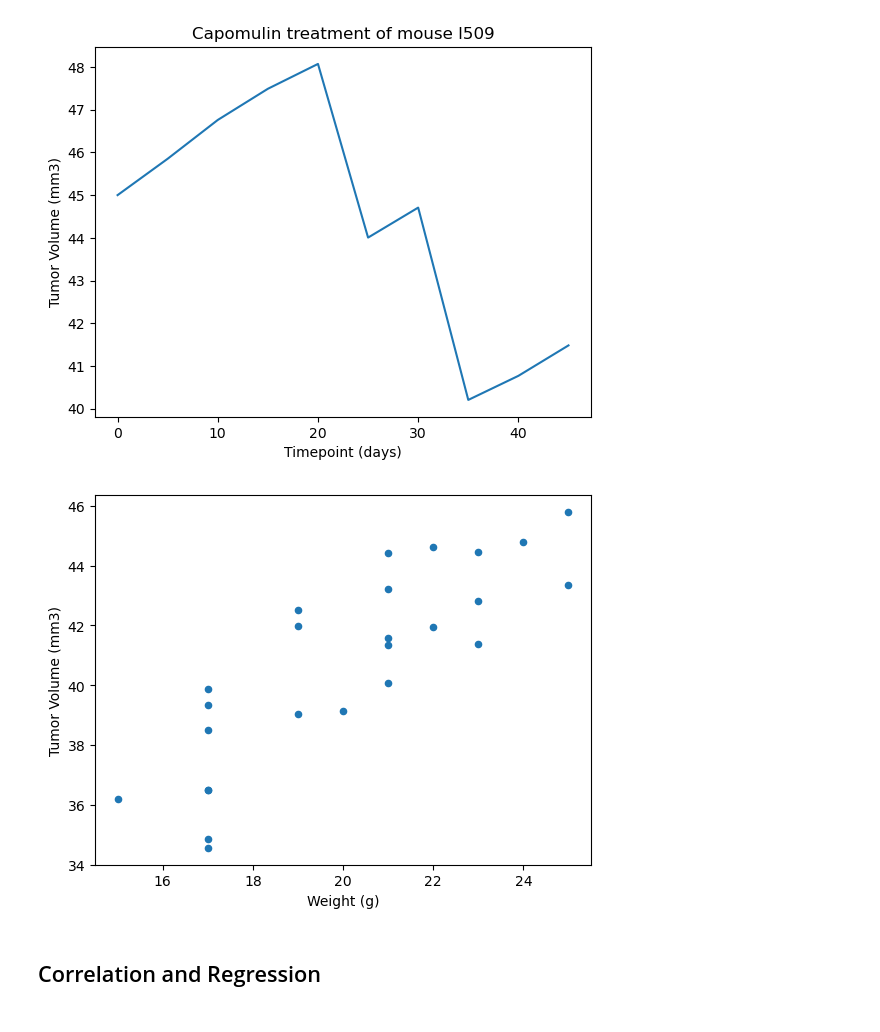
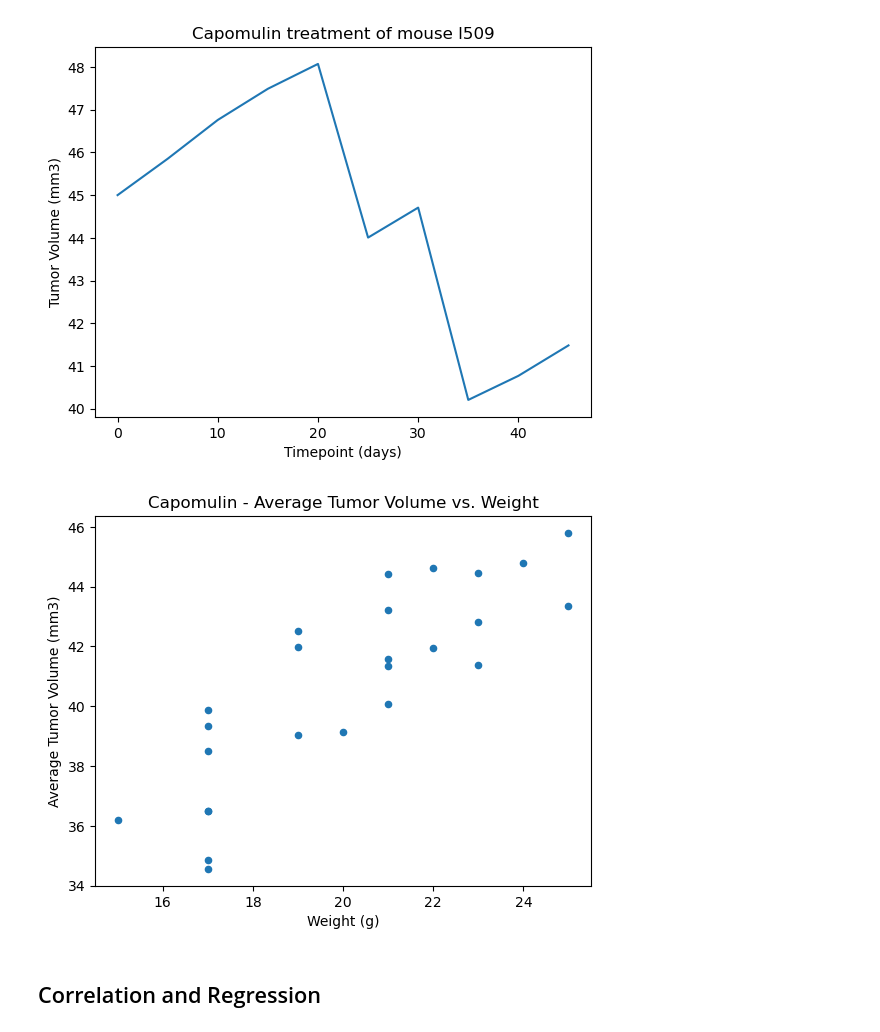
Before and after one commit to alyssahondrade/matplotlib-challenge, a Jupyter notebook: pymaceuticals.ipynb, the cells around one changed output. Drawn from its saved outputs; the diff is of its cells as text; code cells hidden in the pictures.

Commit message:
finalised code

```diff
--- a/pymaceuticals.ipynb
+++ b/pymaceuticals.ipynb
@@ -22,9 +26,8 @@ study_results = pd.read_csv(study_results_path)
 # Combine the data into a single DataFrame
 merged_data = pd.merge(study_results, mouse_metadata, how="left", on="Mouse ID")
 
-# Clean and rearrange column names
+# Clean column names
 merged_data = merged_data.rename(columns={'Age_months': 'Age (months)'})
-merged_data = merged_data[['Mouse ID', 'Sex', 'Age (months)', 'Weight (g)', 'Drug Regimen', 'Timepoint', 'Tumor Volume (mm3)', 'Metastatic Sites']]
 
 # Display the data table for preview
 merged_data.head()
@@ -44,7 +47,7 @@ number_mice
 # %%
 # Our data should be uniquely identified by Mouse ID and Timepoint
 # Get the duplicate mice by ID number that shows up for Mouse ID and Timepoint.
-duplicates = merged_data[merged_data.duplicated(['Mouse ID', 'Timepoint'])]
-duplicated_mouseID = duplicates['Mouse ID'].values[0]
+duplicates = merged_data.loc[merged_data.duplicated(['Mouse ID', 'Timepoint'])]
+duplicated_mouseID = duplicates['Mouse ID'].unique()
 duplicated_mouseID
 # %% [output]
@@ -70,5 +73,5 @@ merged_data.loc[merged_data['Mouse ID'] == duplicated_mouseID]
 # %%
 # Create a clean DataFrame by dropping the duplicate mouse by its ID.
-clean_data = merged_data.loc[merged_data['Mouse ID'] != duplicated_mouseID]
-clean_data
+clean_data = merged_data.loc[merged_data['Mouse ID'] != duplicated_mouseID[0]]
+clean_data.head()
 # %% [output]
@@ -250,7 +262,7 @@ tumor_df = pd.DataFrame({
     'Infubinol': tumor_data[2]['Tumor Volume (mm3)'].reset_index(drop=True),
     'Ceftamin': tumor_data[3]['Tumor Volume (mm3)'].reset_index(drop=True)})
 
-boxplot = tumor_df.plot(kind="box", color={'boxes': 'black', 'whiskers':'black', 'caps':'black', 'medians':'orange'})
-boxplot.set_ylabel("Final Tumor Volume (mm3)")
-plt.rcParams['boxplot.flierprops.markerfacecolor'] = "red"
+plt.boxplot(tumor_df, labels=treatments, flierprops={'marker': 'o', 'markersize':12, 'markerfacecolor':'red'})
+plt.ylabel("Final Tumor Volume (mm3)")
+plt.show()
 # %% [output]
@@ -271,11 +283,13 @@ plt.show()
 # %%
 # Generate a scatter plot of mouse weight vs. the average observed tumor volume for the entire Capomulin regimen
 tumor_weight = clean_data.loc[clean_data['Drug Regimen'] == "Capomulin", ['Mouse ID', 'Tumor Volume (mm3)', 'Weight (g)']]
 average_volume = tumor_weight.groupby('Mouse ID').mean().reset_index()
 
-scatter_plot = average_volume.plot(kind="scatter", x='Weight (g)', y='Tumor Volume (mm3)')
+scatter_plot = average_volume.plot(kind="scatter", x='Weight (g)', y='Tumor Volume (mm3)', title="Capomulin - Average Tumor Volume vs. Weight")
+scatter_plot.set_ylabel("Average Tumor Volume (mm3)")
+plt.show()
 # %% [output]
-[figure, old version]
+[figure, new version]
 # %% [markdown]
 ## Correlation and Regression
 # %%
```
Also changed, not shown: parts of 14 cells of this notebook, 1 other file.
